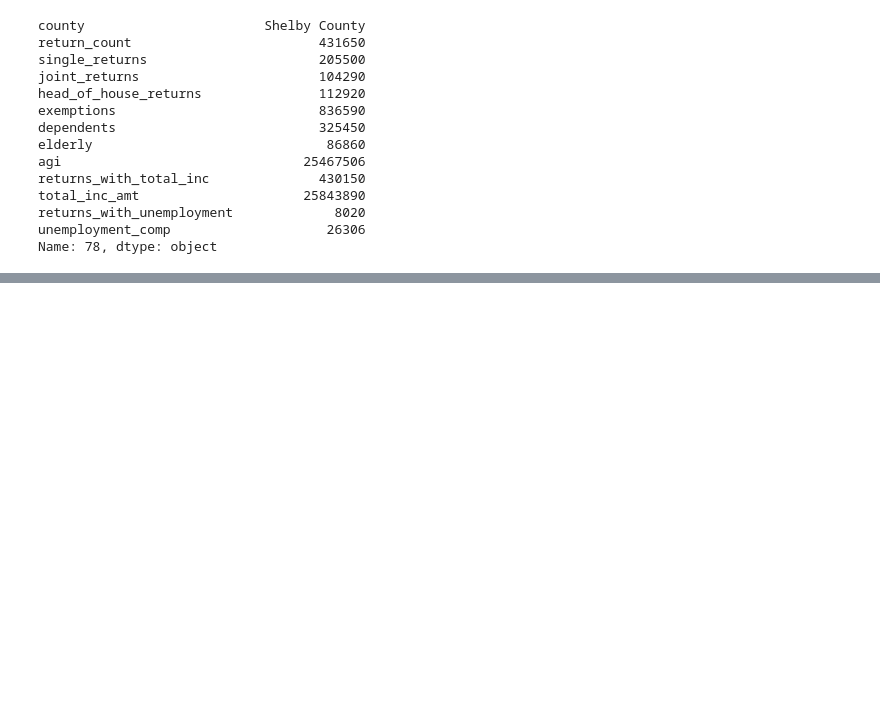
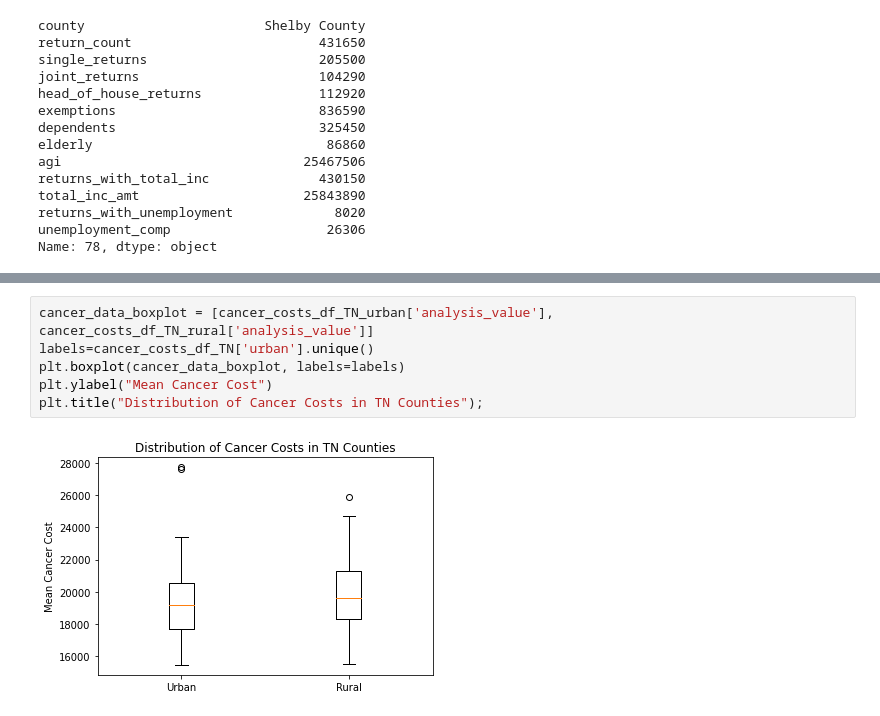
Before and after one commit to jgribble67/data-science-essentials-3, a Jupyter notebook: notebooks/TNMedicalExploration_Gribble.ipynb, the cells around one changed output, grey strips where cells are left out. Drawn from its saved outputs; the diff is of its cells as text; blank space fills up the shorter version.

```diff
--- a/notebooks/TNMedicalExploration_Gribble.ipynb
+++ b/notebooks/TNMedicalExploration_Gribble.ipynb
@@ -305,0 +364,8 @@ Name: 78, dtype: object
+# %%
+cancer_data_boxplot = [cancer_costs_df_TN_urban['analysis_value'], cancer_costs_df_TN_rural['analysis_value']]
+labels=cancer_costs_df_TN['urban'].unique()
+plt.boxplot(cancer_data_boxplot, labels=labels)
+plt.ylabel("Mean Cancer Cost")
+plt.title("Distribution of Cancer Costs in TN Counties");
+# %% [output]
+[figure, added]
```
Also changed, not shown: parts of 14 cells of this notebook.
